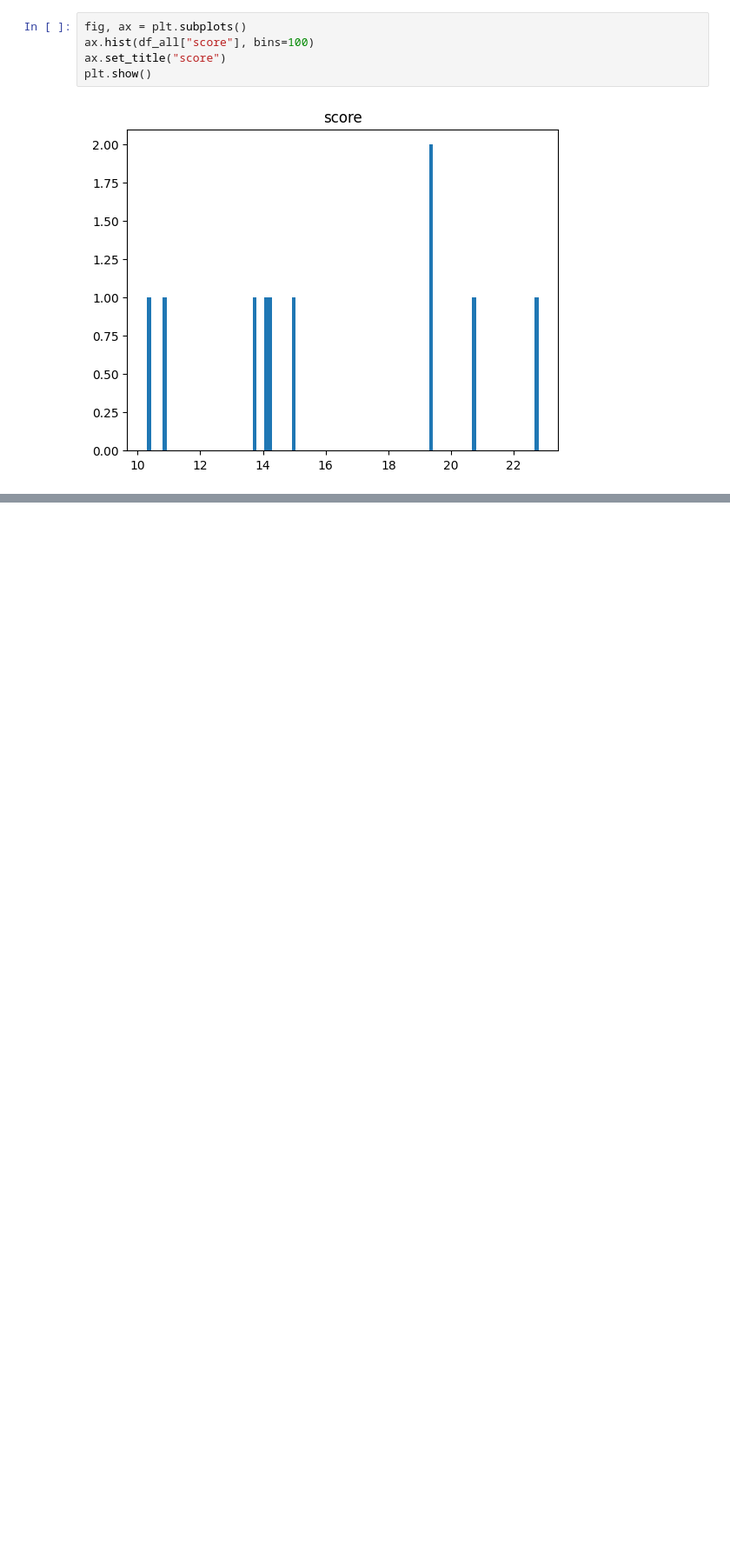
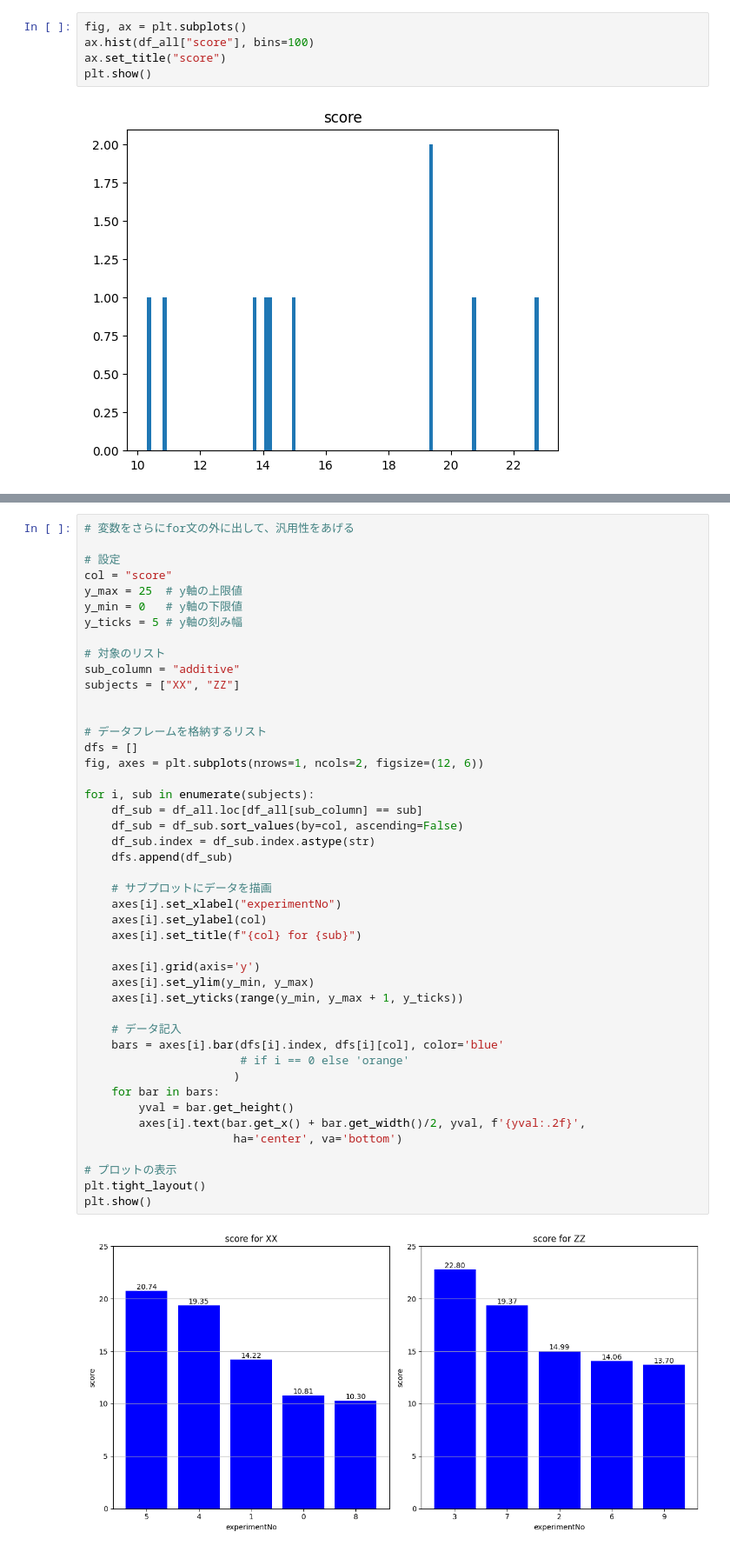
Before and after one commit to ryochinbo/ml-cheat, a Jupyter notebook: notebook/trt1_answer.ipynb, the cells around one changed output, grey strips where cells are left out. Shown at 87% size. Drawn from its saved outputs; the diff is of its cells as text; blank space fills up the shorter version.

```diff
--- a/notebook/trt1_answer.ipynb
+++ b/notebook/trt1_answer.ipynb
@@ -381,0 +414,47 @@ plt.show()
+# %%
+# 変数をさらにfor文の外に出して、汎用性をあげる
+
+# 設定
+col = "score"
+y_max = 25  # y軸の上限値
+y_min = 0   # y軸の下限値
+y_ticks = 5 # y軸の刻み幅
+
+# 対象のリスト
+sub_column = "additive"
+subjects = ["XX", "ZZ"]
+
+
+# データフレームを格納するリスト
+dfs = []
+fig, axes = plt.subplots(nrows=1, ncols=2, figsize=(12, 6))
+
+for i, sub in enumerate(subjects):
+    df_sub = df_all.loc[df_all[sub_column] == sub]
+    df_sub = df_sub.sort_values(by=col, ascending=False)
+    df_sub.index = df_sub.index.astype(str)
+    dfs.append(df_sub)
+
+    # サブプロットにデータを描画
+    axes[i].set_xlabel("experimentNo")
+    axes[i].set_ylabel(col)
+    axes[i].set_title(f"{col} for {sub}")
+
+    axes[i].grid(axis='y')
+    axes[i].set_ylim(y_min, y_max)
+    axes[i].set_yticks(range(y_min, y_max + 1, y_ticks))
+
+    # データ記入
+    bars = axes[i].bar(dfs[i].index, dfs[i][col], color='blue'
+                       # if i == 0 else 'orange'
+                      )
+    for bar in bars:
+        yval = bar.get_height()
+        axes[i].text(bar.get_x() + bar.get_width()/2, yval, f'{yval:.2f}',
+                      ha='center', va='bottom')
+
+# プロットの表示
+plt.tight_layout()
+plt.show()
+# %% [output]
+[figure, added]
```
Also changed, not shown: parts of 5 cells of this notebook.
